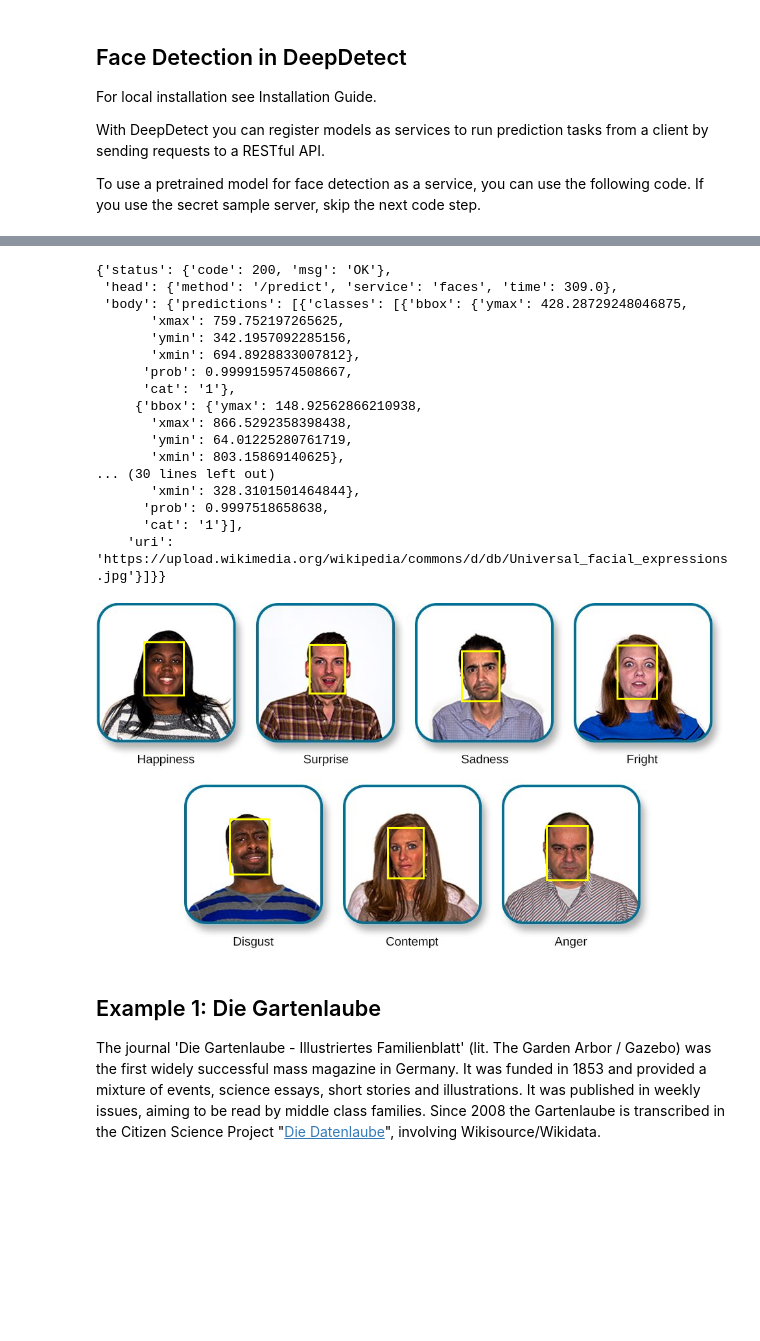
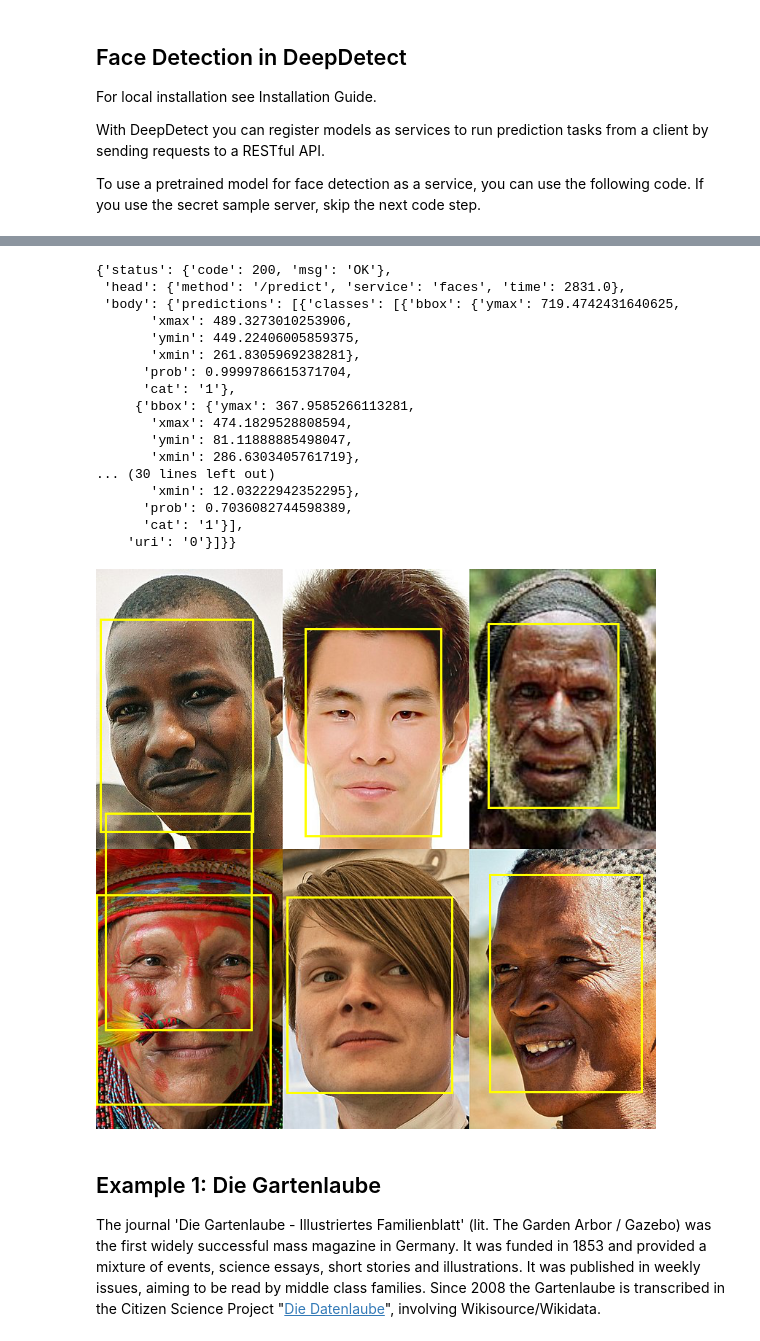
Before and after one commit to GGoetzelmann/cv_ws_2023, a Jupyter notebook: sessions/3- Object Detection/How to detect faces with pretrained deep learning.ipynb, the cells around one changed output, grey strips where cells are left out. Cells and saved outputs as stored; diff of their text form; code cells hidden in the pictures; blank space fills up the shorter version.

```diff
--- a/sessions/3- Object Detection/How to detect faces with pretrained deep learning.ipynb
+++ b/sessions/3- Object Detection/How to detect faces with pretrained deep learning.ipynb
@@ -9,6 +11,29 @@ import torchvision.transforms as transform
 from torchvision.utils import draw_bounding_boxes
 # %%
 sess = requests.Session()
+# %%
+'''
+Use to load image by URL or file path
+'''
+def loadImage(filepath, resize_width = 0):
+
+    if filepath.startswith("http"):
+        image = imutils.url_to_image(filepath)
+    else:
+        #check if input file exists
+        if not os.path.isfile(filepath):
+            raise FileNotFoundError("Input file could not be read. Please check your file path.")
+        image = cv2.imread(filepath)
+    #check if opencv was successful reading the image
+    if image is None:
+        raise ValueError("Input file exists but could not be read by opencv (probably not a valid image).")
+
+    height, width, _ = image.shape
+    if resize_width and width > resize_width:
+        scale = resize_width / width
+        newHeight = height * scale
+        image = cv2.resize(image,(resize_width, int(newHeight)))
+    return image
 # %% [markdown]
 # Applicability of pretrained models - Face Detection
 # %% [markdown]
@@ -66,7 +91,7 @@ predictPayload_faces = {
 #prepare and check image data
 
 predictPayload = predictPayload_faces
-sampleURL = "https://upload.wikimedia.org/wikipedia/commons/d/db/Universal_facial_expressions.jpg"
+sampleURL = "https://upload.wikimedia.org/wikipedia/commons/thumb/6/67/Variety_of_male_human_faces_%28collage%29.jpg/768px-Variety_of_male_human_faces_%28collage%29.jpg"
 predictPayload["data"] = [sampleURL]
 
 
@@ -81,53 +106,63 @@ if r.ok:
     predictresult = r.json()
 else:
     print(r.text) #something went wrong, check the error
+# %%
+# In case something goes wrong, you can try once more with base64 encoding instead of a URL
+import base64
+
+#to base64
+encoded = cv2.imencode('.jpg', loadImage(sampleURL))[1]
+
+b64string = str(base64.b64encode(encoded), "utf-8")
+predictPayload["data"] = [b64string]
+#afterwards, run cell above again
 # %%
 #check result
 predictresult
 # %% [output]
 {'status': {'code': 200, 'msg': 'OK'},
- 'head': {'method': '/predict', 'service': 'faces', 'time': 309.0},
- 'body': {'predictions': [{'classes': [{'bbox': {'ymax': 428.28729248046875,
-       'xmax': 759.752197265625,
-       'ymin': 342.1957092285156,
-       'xmin': 694.8928833007812},
-      'prob': 0.9999159574508667,
+ 'head': {'method': '/predict', 'service': 'faces', 'time': 2831.0},
+ 'body': {'predictions': [{'classes': [{'bbox': {'ymax': 719.4742431640625,
+       'xmax': 489.3273010253906,
+       'ymin': 449.22406005859375,
+       'xmin': 261.8305969238281},
+      'prob': 0.9999786615371704,
       'cat': '1'},
-     {'bbox': {'ymax': 148.92562866210938,
-       'xmax': 866.5292358398438,
-       'ymin': 64.01225280761719,
-       'xmin': 803.15869140625},
+     {'bbox': {'ymax': 367.9585266113281,
+       'xmax': 474.1829528808594,
+       'ymin': 81.11888885498047,
+       'xmin': 286.6303405761719},
 ... (30 lines left out)
-       'xmin': 328.3101501464844},
-      'prob': 0.9997518658638,
+       'xmin': 12.03222942352295},
+      'prob': 0.7036082744598389,
       'cat': '1'}],
-    'uri': 'https://upload.wikimedia.org/wikipedia/commons/d/db/Universal_facial_expressions.jpg'}]}}
+    'uri': '0'}]}}
 # %%
 #draw results on requested image
 
 def getBoxesFromPrediction(predictresult, k=0):
     results = predictresult["body"]["predictions"][k]["classes"]
     if results:
         bboxList = [[c["bbox"]["xmin"], c["bbox"]["ymin"], c["bbox"]["xmax"], c["bbox"]["ymax"]] for c in results]
         bbox = torch.tensor(bboxList)
 
         if len(bboxList) == 1: bbox.unsqueeze(0)
         return bbox
     return []
 
 def drawPredictionBoxes(predictresult, k=0):
     imgurl = predictresult["body"]["predictions"][k]["uri"]
     if predictPayload["parameters"]["output"].get("bbox") and len(getBoxesFromPrediction(predictresult, k)):
-        PIL_image = PIL.Image.open(requests.get(imgurl, stream=True).raw)
+        PIL_image = PIL.Image.open(requests.get(sampleURL, stream=True).raw)
         img = transform.functional.pil_to_tensor(PIL_image)
         imgwb = draw_bounding_boxes(img, getBoxesFromPrediction(predictresult), width=3, colors=(255,255,0))
         pimg = transform.ToPILImage()(imgwb)
         display(pimg)
     else: print("no boxes to draw")
 
 drawPredictionBoxes(predictresult)
 # %% [output]
-[figure, old version]
+[figure, new version]
 # %% [markdown]
 ## Example 1: Die Gartenlaube
 
```
Also changed, not shown: parts of 2 cells of this notebook.
